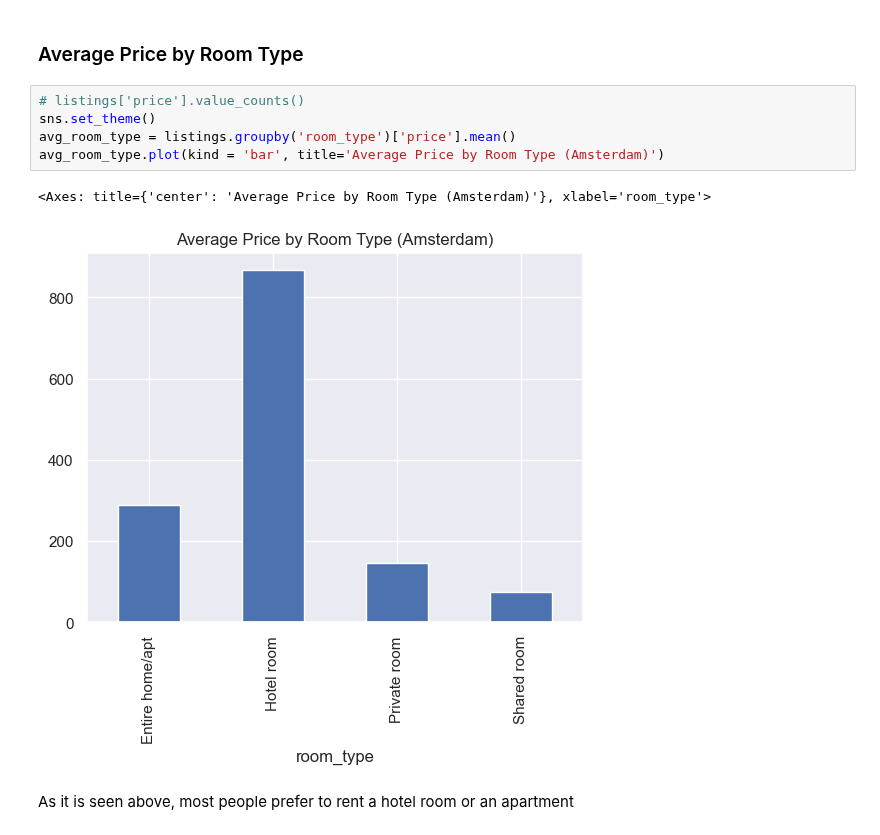
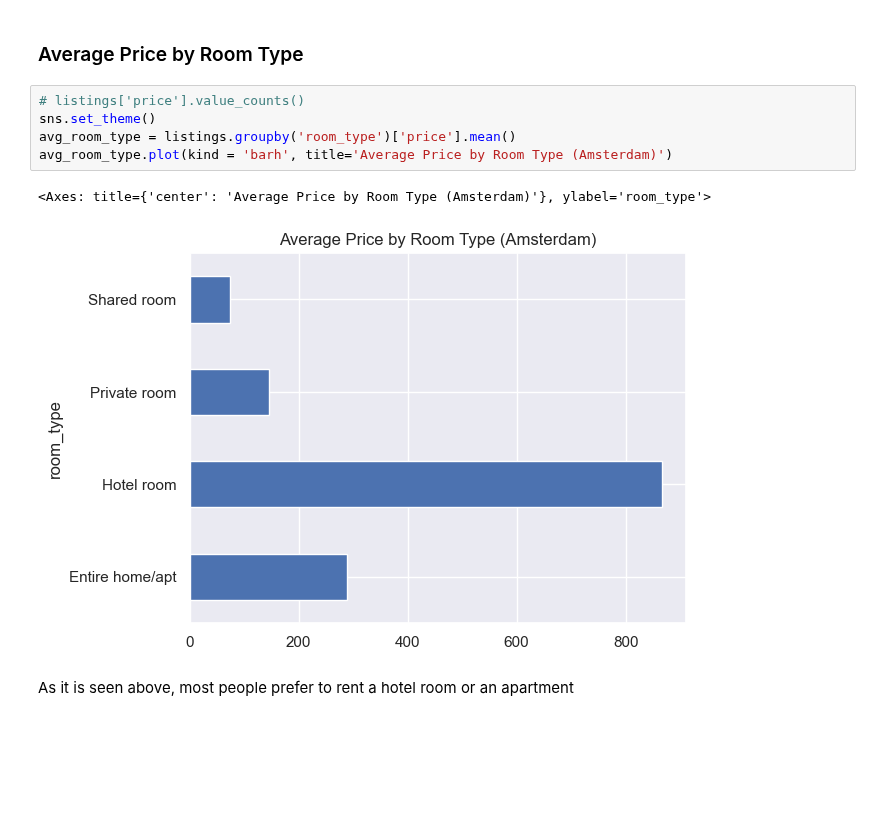
Before and after one commit to kmichailidou/basicProjects, a Jupyter notebook: airbnb/amsterdam/amsterdam.ipynb, the cells around one changed output. Saved outputs shown, nothing was run; the diff lists cells and outputs as text; blank space fills up the shorter version.

```diff
--- a/airbnb/amsterdam/amsterdam.ipynb
+++ b/airbnb/amsterdam/amsterdam.ipynb
@@ -128,11 +128,11 @@ As it is seen above, the average price most people prefer to rent for an airbnb
 # %%
 # listings['price'].value_counts()
 sns.set_theme()
 avg_room_type = listings.groupby('room_type')['price'].mean()
-avg_room_type.plot(kind = 'bar', title='Average Price by Room Type (Amsterdam)')
+avg_room_type.plot(kind = 'barh', title='Average Price by Room Type (Amsterdam)')
 # %% [output]
-<Axes: title={'center': 'Average Price by Room Type (Amsterdam)'}, xlabel='room_type'>
+<Axes: title={'center': 'Average Price by Room Type (Amsterdam)'}, ylabel='room_type'>
-[figure, old version]
+[figure, new version]
 # %% [markdown]
 As it is seen above, most people prefer to rent a hotel room or an apartment
 # %% [markdown]
```
Also changed, not shown: parts of 2 cells of this notebook.
